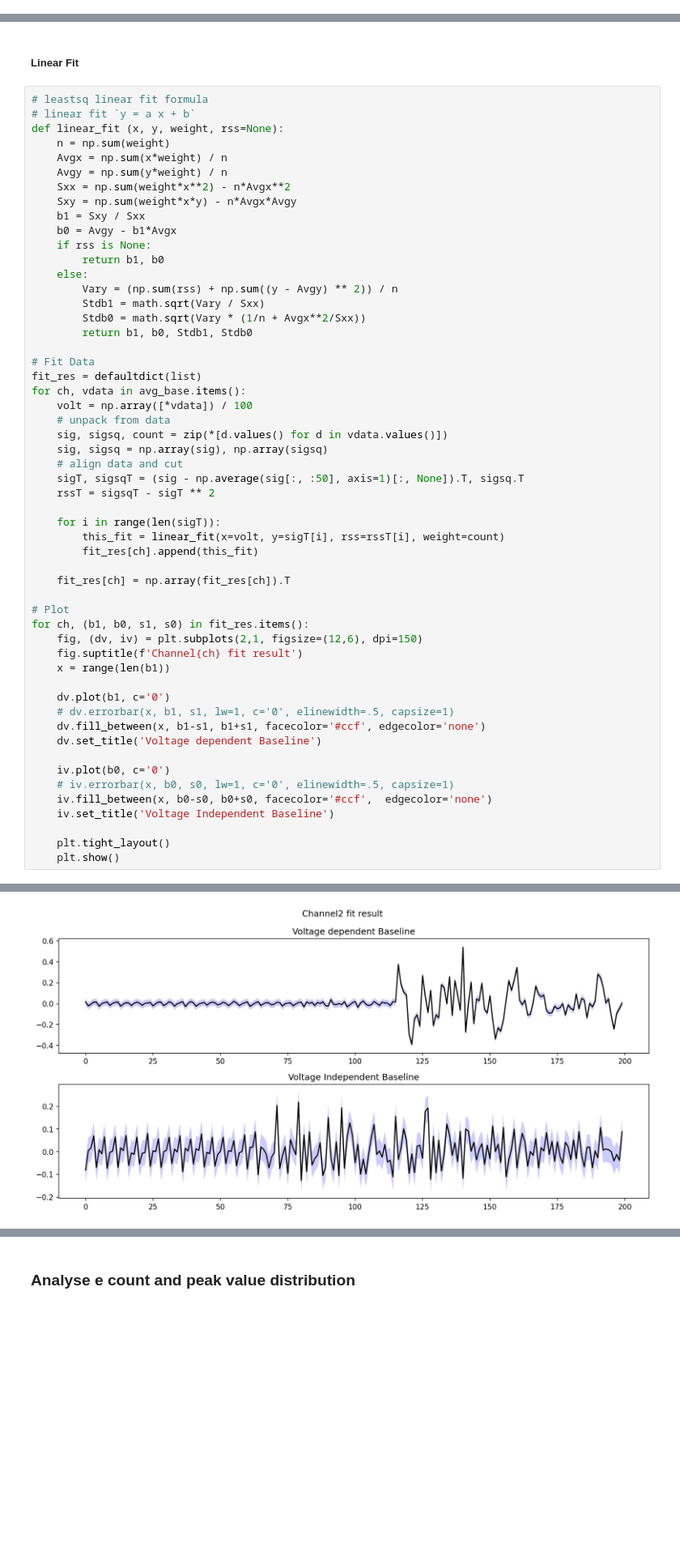
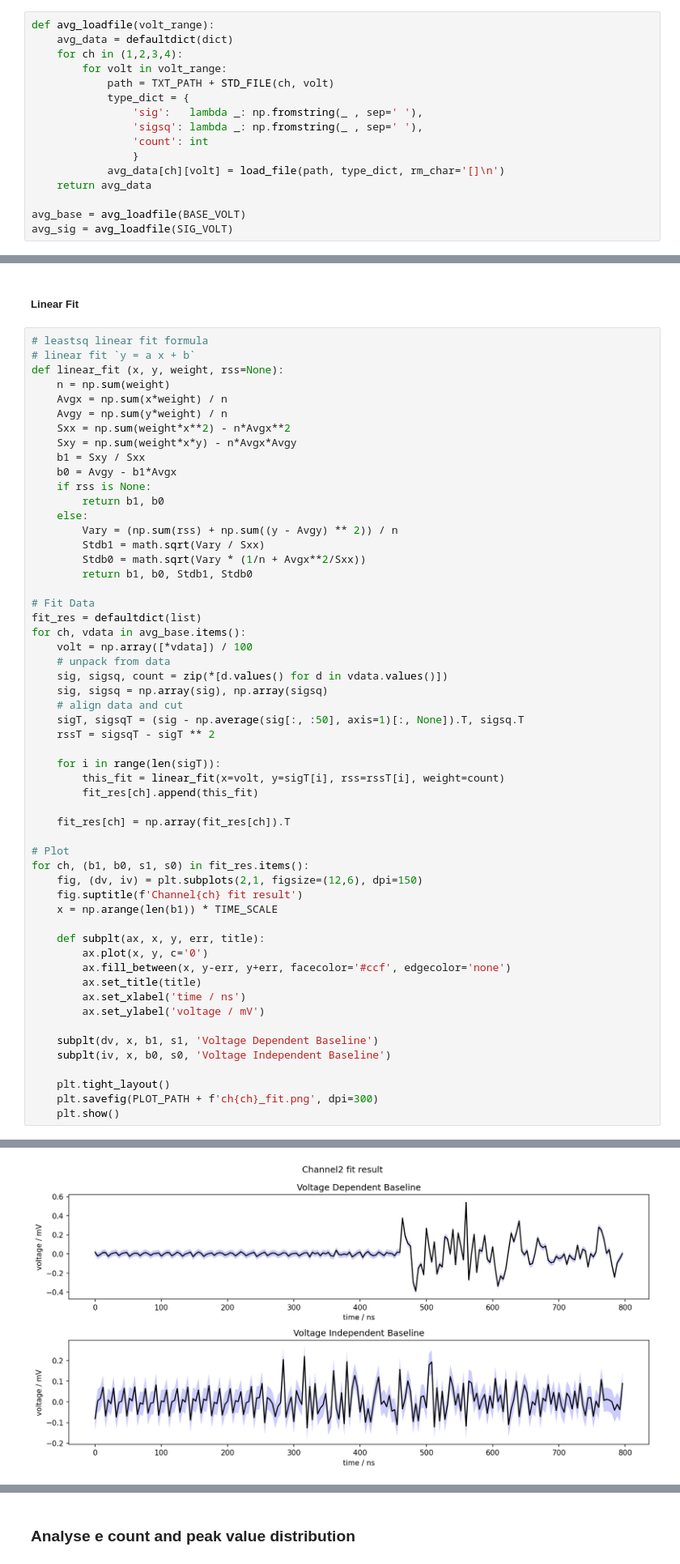
Before and after one commit to yfzhao20/PMT-Test, a Jupyter notebook: yfzhao/dist-analysis-v2.ipynb, the cells around one changed output, grey strips where cells are left out. Shown at 81% size. Drawn from its saved outputs; the diff is of its cells as text; blank space fills up the shorter version.

Commit message:
✨ Add general file R&W function.
- Add std file path.
- improve file read and write function.
- generate some figures.
- some tiny improvements

```diff
--- a/yfzhao/dist-analysis-v2.ipynb
+++ b/yfzhao/dist-analysis-v2.ipynb
@@ -185,3 +228,19 @@ avg_sig = avg_sig_volt(SIG_FILE)
+# %%
+def avg_loadfile(volt_range):
+    avg_data = defaultdict(dict)
+    for ch in (1,2,3,4):
+        for volt in volt_range:
+            path = TXT_PATH + STD_FILE(ch, volt)
+            type_dict = {
+                'sig':   lambda _: np.fromstring(_ , sep=' '),
+                'sigsq': lambda _: np.fromstring(_ , sep=' '),
+                'count': int
+                }
+            avg_data[ch][volt] = load_file(path, type_dict, rm_char='[]\n')
+    return avg_data
+
+avg_base = avg_loadfile(BASE_VOLT)
+avg_sig = avg_loadfile(SIG_VOLT)
 # %% [markdown]
 ##### Plot average signal
 # %%
@@ -250,18 +313,19 @@ for ch, vdata in avg_base.items():
 for ch, (b1, b0, s1, s0) in fit_res.items():
     fig, (dv, iv) = plt.subplots(2,1, figsize=(12,6), dpi=150)
     fig.suptitle(f'Channel{ch} fit result')
-    x = range(len(b1))
+    x = np.arange(len(b1)) * TIME_SCALE
 
-    dv.plot(b1, c='0')
-    # dv.errorbar(x, b1, s1, lw=1, c='0', elinewidth=.5, capsize=1)
-    dv.fill_between(x, b1-s1, b1+s1, facecolor='#ccf', edgecolor='none')
-    dv.set_title('Voltage dependent Baseline')
+    def subplt(ax, x, y, err, title):
+        ax.plot(x, y, c='0')
+        ax.fill_between(x, y-err, y+err, facecolor='#ccf', edgecolor='none')
+        ax.set_title(title)
+        ax.set_xlabel('time / ns')
+        ax.set_ylabel('voltage / mV')
 
-    iv.plot(b0, c='0')
-    # iv.errorbar(x, b0, s0, lw=1, c='0', elinewidth=.5, capsize=1)
-    iv.fill_between(x, b0-s0, b0+s0, facecolor='#ccf',  edgecolor='none')
-    iv.set_title('Voltage Independent Baseline')
+    subplt(dv, x, b1, s1, 'Voltage Dependent Baseline')
+    subplt(iv, x, b0, s0, 'Voltage Independent Baseline')
 
     plt.tight_layout()
+    plt.savefig(PLOT_PATH + f'ch{ch}_fit.png', dpi=300)
     plt.show()
 # %% [output]
@@ -269 +333 @@ for ch, (b1, b0, s1, s0) in fit_res.items():
-[figure, old version]
+[figure, new version]
```
Also changed, not shown: parts of 8 cells of this notebook, 6 other files.
